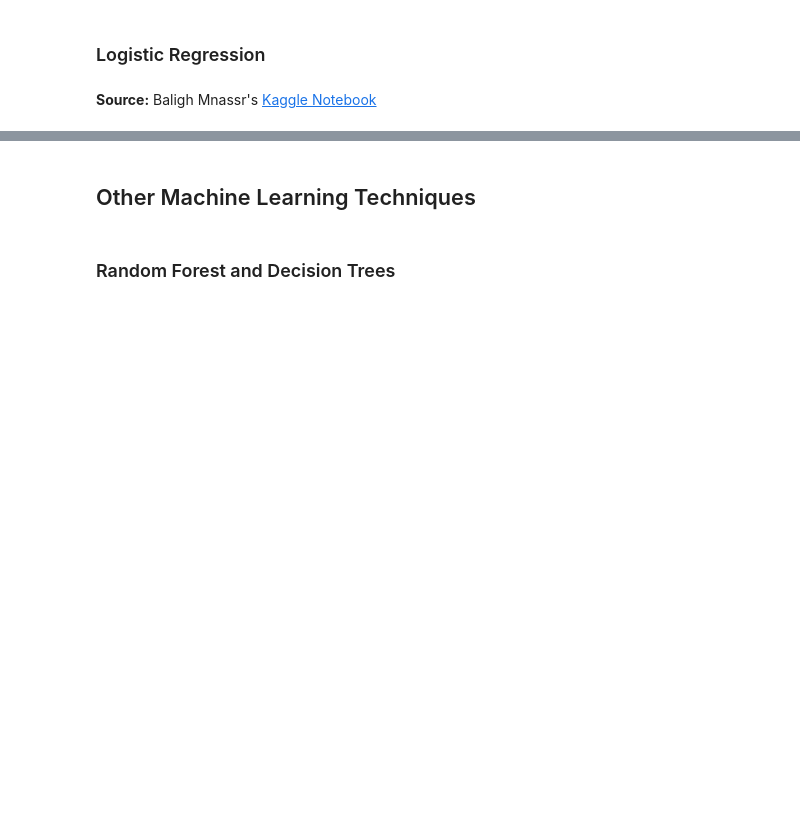
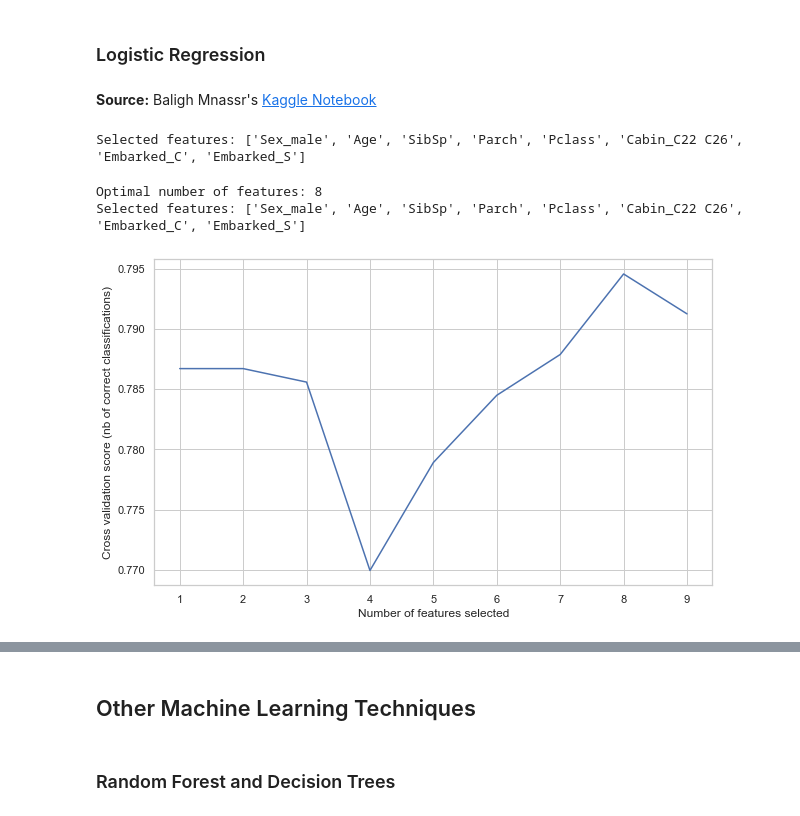
Before and after one commit to catstacks/TDADSAssignments, a Jupyter notebook: LogReg.ipynb, the cells around one changed output, grey strips where cells are left out. Drawn from its saved outputs; the diff is of its cells as text; code cells hidden in the pictures; blank space fills up the shorter version.

```diff
--- a/LogReg.ipynb
+++ b/LogReg.ipynb
@@ -504,3 +504,45 @@ sns.heatmap(survived_corr,annot = True)
 ### Logistic Regression
 # %% [markdown]
 **Source:** Baligh Mnassr's [Kaggle Notebook](https://www.kaggle.com/mnassrib/titanic-logistic-regression-with-python/notebook)
+# %%
+from sklearn.linear_model import LogisticRegression
+from sklearn.feature_selection import RFE
+
+# Select columns of interest and set X and y
+cols = ["Sex_male", "Age", "Fare", "SibSp", "Parch", "Pclass","Cabin_C22 C26", "Embarked_C","Embarked_S"]
+X = t_df_encoded[cols]
+y = t_df_encoded['Survived']
+
+# Build the logistic regression model and compute the feature importances
+model = LogisticRegression()
+
+# Create the Recursive Feature Elimination Model and select 8 attributes
+rfe = RFE(model, 8)
+rfe = rfe.fit(X, y)
+
+# Summarise the selection of the attributes
+print('Selected features: %s' % list(X.columns[rfe.support_]))
+# %% [output]
+Selected features: ['Sex_male', 'Age', 'SibSp', 'Parch', 'Pclass', 'Cabin_C22 C26', 'Embarked_C', 'Embarked_S']
+# %%
+# Feature ranking with recursive feature elimination and cross-validation
+
+from sklearn.feature_selection import RFECV
+# Create the RFE object and compute a cross-validated score.
+# The "accuracy" scoring is proportional to the number of correct classifications
+rfecv = RFECV(estimator=LogisticRegression(), step=1, cv=10, scoring='accuracy')
+rfecv.fit(X, y)
+
+print("Optimal number of features: %d" % rfecv.n_features_)
+print('Selected features: %s' % list(X.columns[rfecv.support_]))
+
+# Plot number of features VS. cross-validation scores
+plt.figure(figsize=(10,6))
+plt.xlabel("Number of features selected")
+plt.ylabel("Cross validation score (nb of correct classifications)")
+plt.plot(range(1, len(rfecv.grid_scores_) + 1), rfecv.grid_scores_)
+plt.show()
+# %% [output]
+Optimal number of features: 8
+Selected features: ['Sex_male', 'Age', 'SibSp', 'Parch', 'Pclass', 'Cabin_C22 C26', 'Embarked_C', 'Embarked_S']
+[figure, added]
```
Also changed, not shown: parts of 2 cells of this notebook.
